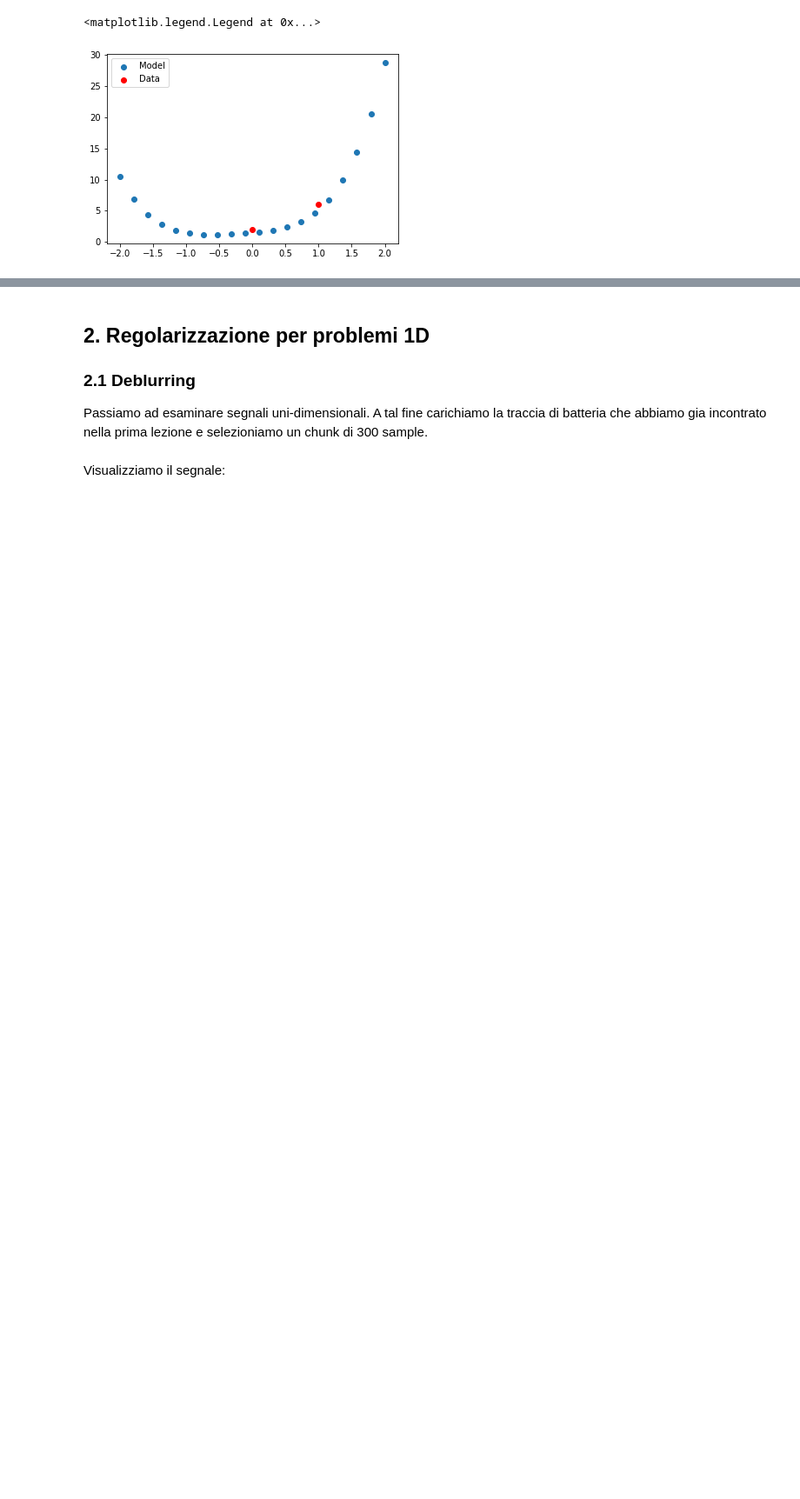
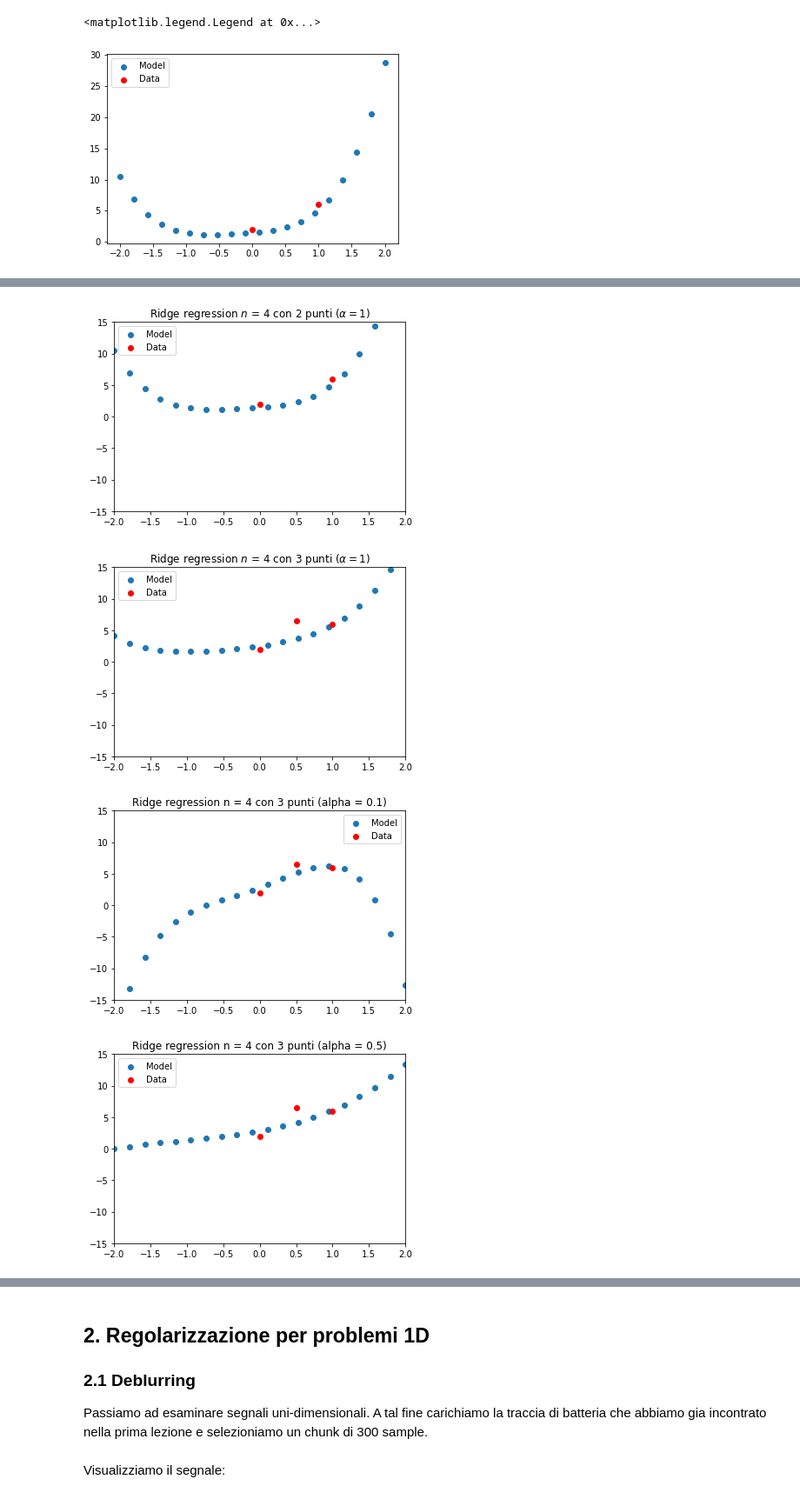
Before and after one commit to erodola/NumMeth-s2-2022, a Jupyter notebook: esercizi/ex3/ex3.ipynb, the cells around one changed output, grey strips where cells are left out. Shown at 87% size. Saved outputs shown, nothing was run; the diff lists cells and outputs as text; code cells hidden in the pictures; blank space fills up the shorter version.

```diff
--- a/esercizi/ex3/ex3.ipynb
+++ b/esercizi/ex3/ex3.ipynb
@@ -49,7 +49,7 @@ Riprendiamo il fitting di polinomi usando il metodo dei minimi quadrati. Supponi
 # %%
 n = 4
 
-x2 = np.array([0, 1])[:, np.newaxis]
+x2 = np.array([0, 1.])[:, np.newaxis]
 y2 = np.array([2., 6.])[:, np.newaxis]
 
 plt.scatter(x2, y2)
@@ -63,6 +63,7 @@ $ \mathbf{\theta} = (\mathbf{X}^T \mathbf{X} + \alpha \mathbf{I})^{-1} \mathbf{X
 X2 = np.concatenate((x2**4, x2**3, x2**2, x2**1, x2**0),1)
 print(f"X2 = {X2}")
 
-theta2 = np.linalg.inv(X2.T @ X2 + 1. * np.eye(5)) @ X2.T @ y2
+alpha = 1.
+theta2 = np.linalg.inv(X2.T @ X2 + alpha * np.eye(5)) @ X2.T @ y2
 print(f"theta = {theta2}")
 # %% [output]
@@ -122,52 +123,52 @@ alpha = 1.
 
 # Aggiungiamo un punto a x
 
-x3 = ...
-y3 = ...
+x3 = np.array([x2[0, 0], x2[1, 0], 0.5])[:, np.newaxis]
+y3 = np.array([y2[0, 0], y2[1, 0], 6.5])[:, np.newaxis]
 
 
 # Creiamo la matrice dei dati X3
-X3 = ...
+X3 = np.concatenate((x3**4, x3**3, x3**2, x3**1, x3**0), 1)
 
 # Applichiamo la formula della ridge regression
-theta3 = ...
+theta3 = np.linalg.inv(X3.T @ X3 + alpha*np.eye(5)) @ X3.T @ y3
 
 # Valutiamo il nuovo modello in alcuni punti
-x3_new = ...
-X3_new = ...
-y3_new = ...
+x3_new = np.linspace(-2, 2, 20)[:, np.newaxis]
+X3_new = np.concatenate((x3_new**4, x3_new**3, x3_new**2, x3_new**1, x3_new**0), 1)
+y3_new = X3_new@theta3
 
 # Plottiamo il nuovo modello (e confrontiamo con il modello fittato con 2 punti)
-# plt.scatter(x2_new, y2_new)
-# plt.scatter(x2, y2, color='r')
-# plt.legend(['Model', 'Data'])
-# plt.xlim(-2, 2)
-# plt.ylim(-15, 15)
-# plt.title('Ridge regression n = 4 con 2 punti (alpha = 1)')
+plt.scatter(x2_new, y2_new)
+plt.scatter(x2, y2, color='r')
+plt.legend(['Model', 'Data'])
+plt.xlim(-2, 2)
+plt.ylim(-15, 15)
+plt.title('Ridge regression $n$ = 4 con 2 punti ($\\alpha = 1$)')
 
-# plt.figure()
-# plt.scatter(x3_new, y3_new)
-# plt.scatter(x3, y3, color='r')
-# plt.legend(['Model', 'Data'])
-# plt.xlim(-2, 2)
-# plt.ylim(-15, 15)
-# plt.title('Ridge regression n = 4 con 3 punti (alpha = 1)')
+plt.figure()
+plt.scatter(x3_new, y3_new)
+plt.scatter(x3, y3, color='r')
+plt.legend(['Model', 'Data'])
+plt.xlim(-2, 2)
+plt.ylim(-15, 15)
+plt.title('Ridge regression $n$ = 4 con 3 punti ($\\alpha = 1$)')
 
 # Effettuiamo la regressione regolarizzata per diversi valori di alpha
 for alpha_i in [0.1, 0.5, 10., 100.]:
-  theta = ...
+  theta = np.linalg.inv(X3.T @ X3 + alpha_i * np.eye(5)) @ X3.T @ y3
   # Stampiamo i valori di theta e la relativa norma
-  print(...)
-  print(...)
+  print(f"theta = {theta}")
+  print(f"norm(theta) = {np.linalg.norm(theta)}")
 
   # valutiamo il modello nei nuovi punti
-  y_new = ...
+  y_new = X3_new @ theta
 
-  # plt.figure()
-  # plt.scatter(x3_new, y_new)
-  # plt.scatter(x3, y3, color='r')
-  # plt.legend(['Model', 'Data'])
-  # plt.xlim(-2, 2)
-  # plt.ylim(-15, 15)
-  # plt.title(f"Ridge regression n = 4 con 3 punti (alpha = {alpha_i})")
+  plt.figure()
+  plt.scatter(x3_new, y_new)
+  plt.scatter(x3, y3, color='r')
+  plt.legend(['Model', 'Data'])
+  plt.xlim(-2, 2)
+  plt.ylim(-15, 15)
+  plt.title(f"Ridge regression n = 4 con 3 punti (alpha = {alpha_i})")
 # %% [output]
@@ -181,0 +192,4 @@ Ellipsis
+[figure, added]
+[figure, added]
+[figure, added]
+[figure, added]
```
Also changed, not shown: parts of 16 cells of this notebook.
